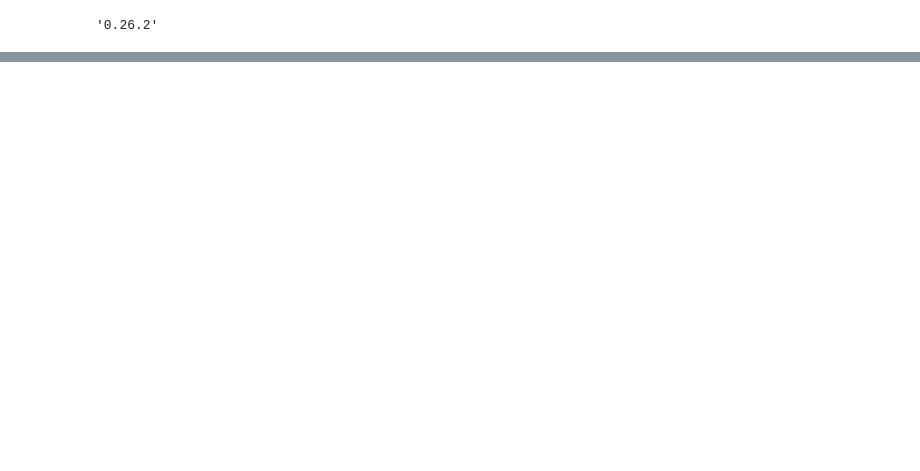
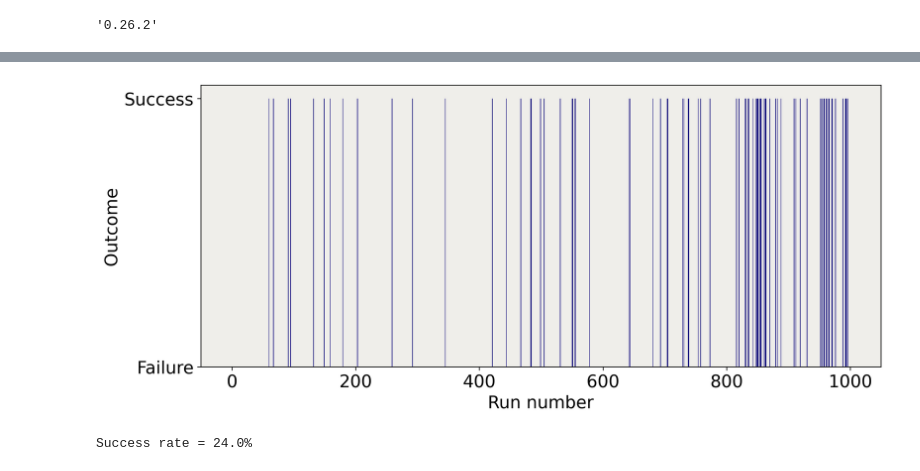
Before and after one commit to tdiprima/ML-Python-Projects, a Jupyter notebook: FrozenLake/FrozenLake.ipynb, the cells around one changed output, grey strips where cells are left out. Saved outputs shown, nothing was run; the diff lists cells and outputs as text; code cells hidden in the pictures; blank space fills up the shorter version.

```diff
--- a/FrozenLake/FrozenLake.ipynb
+++ b/FrozenLake/FrozenLake.ipynb
@@ -93,0 +249,15 @@ environment.render()  # WHY IS IT NOT RENDERING?
+# %%
+qtable = np.zeros((environment.observation_space.n, environment.action_space.n))
+
+# Hyperparameters
+episodes = 1000  # Total number of episodes
+alpha = 0.5  # Learning rate
+gamma = 0.9  # Discount factor
+epsilon = 1.0  # Amount of randomness in the action selection
+epsilon_decay = 0.001  # Fixed amount to decrease
+
+# List of outcomes to plot
+outcomes = []
+
+print('Q-table before training:')
+print(qtable)
@@ -93,0 +385,19 @@ environment.render()  # WHY IS IT NOT RENDERING?
+# %%
+environment = gym.make("FrozenLake-v1", is_slippery=True)
+environment.reset()
+
+# We re-initialize the Q-table
+qtable = np.zeros((environment.observation_space.n, environment.action_space.n))
+
+# Hyperparameters
+episodes = 1000  # Total number of episodes
+alpha = 0.5  # Learning rate
+gamma = 0.9  # Discount factor
+epsilon = 1.0  # Amount of randomness in the action selection
+epsilon_decay = 0.001  # Fixed amount to decrease
+
+# List of outcomes to plot
+outcomes = []
+
+print('Q-table before training:')
+print(qtable)
@@ -93,0 +484,39 @@ environment.render()  # WHY IS IT NOT RENDERING?
+# %%
+# Plot outcomes
+plt.figure(figsize=(12, 5))
+plt.xlabel("Run number")
+plt.ylabel("Outcome")
+ax = plt.gca()
+ax.set_facecolor('#efeeea')
+plt.bar(range(len(outcomes)), outcomes, color="#0A047A", width=1.0)
+plt.show()
+# %% [output]
+[figure, added]
+# %%
+episodes = 100
+nb_success = 0
+
+# Evaluation
+for _ in range(100):
+    state = environment.reset()
+    state = environment.action_space.sample()
+    done = False
+
+    # Until the agent gets stuck or reaches the goal, keep training it
+    while not done:
+        # Choose the action with the highest value in the current state
+        action = np.argmax(qtable[state])
+
+        # Implement this action and move the agent in the desired direction
+        new_state, reward, done, _, info = environment.step(action)
+
+        # Update our current state
+        state = new_state
+
+        # When we get a reward, it means we solved the game
+        nb_success += reward
+
+# Let's check our success rate!
+print(f"Success rate = {nb_success / episodes * 100}%")
+# %% [output]
+Success rate = 24.0%
```
Also changed, not shown: parts of 25 cells of this notebook.
